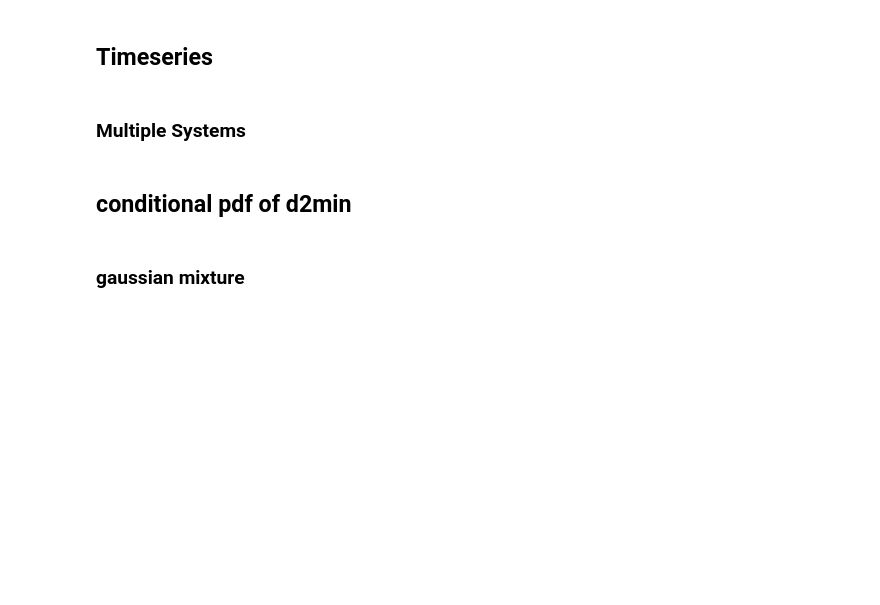
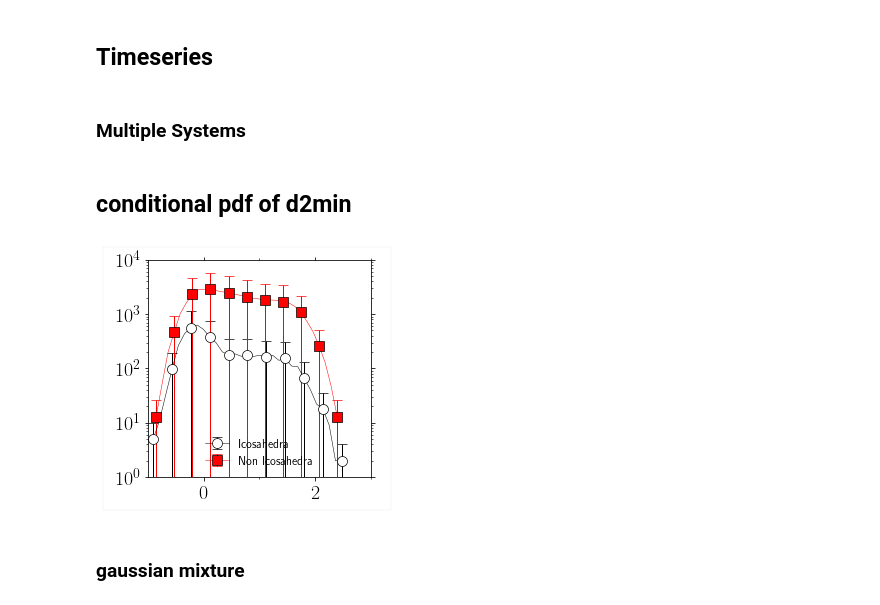
Before and after one commit to kkarimi62/glassDeformation, a Jupyter notebook: python/analyzePlasticity.ipynb, the cells around one changed output. Saved outputs shown, nothing was run; the diff lists cells and outputs as text; code cells hidden in the pictures; blank space fills up the shorter version.

```diff
--- a/python/analyzePlasticity.ipynb
+++ b/python/analyzePlasticity.ipynb
@@ -2415,16 +2551,18 @@ if not eval(confParser['flags']['RemoteMachine']):
 # %%
 
 
 
 
 if eval(confParser['flags']['DminAnalysis']) and eval(confParser['flags']['VorAnl']):
 
-    PdfCondD2min( lmpVor, lmpDmin,
+    utl.PdfCondD2min( lmpVor, lmpDmin,
               times = [itime], #[2000000],#lmpData.coord_atoms_broken.keys(),
               Plot = True,
               title = 'pdfCondD2minBad.png',
               axisLabels = False,
              )
+# %% [output]
+[figure, added]
 # %% [markdown]
 ### gaussian mixture
 # %%
```
Also changed, not shown: parts of 21 cells of this notebook, 1 other file.
